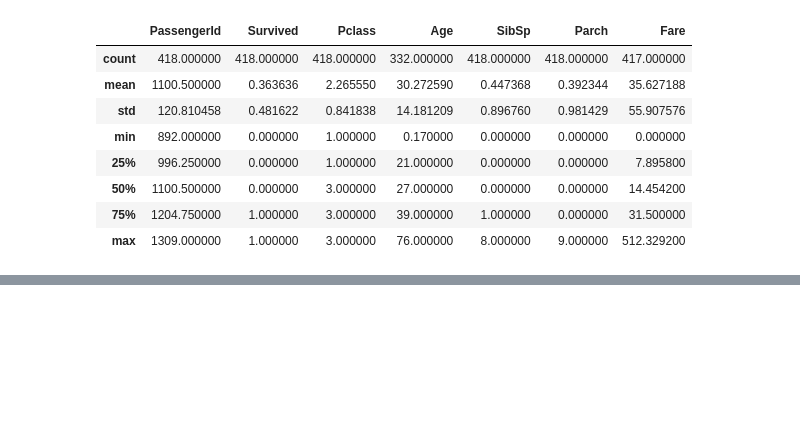
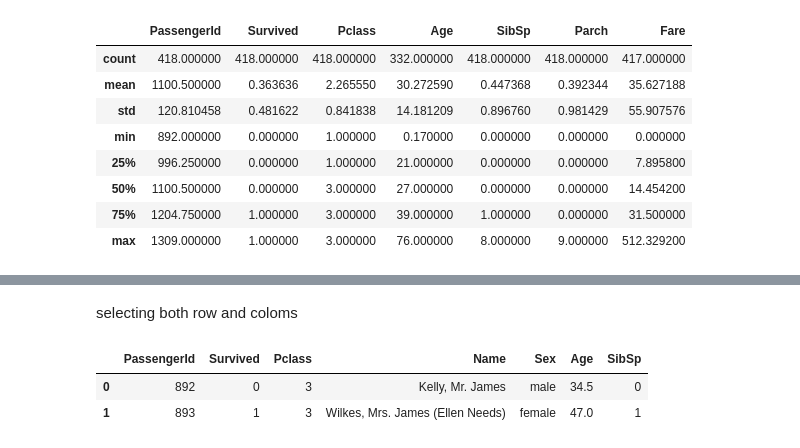
Before and after one commit to raaaj1903/Python-ML-Training, a Jupyter notebook: pandas/practicepanda.ipynb, the cells around one changed output, grey strips where cells are left out. Cells and saved outputs as stored; diff of their text form; code cells hidden in the pictures; blank space fills up the shorter version.

```diff
--- a/pandas/practicepanda.ipynb
+++ b/pandas/practicepanda.ipynb
@@ -215,0 +384,8 @@ titanic.describe()
+# %% [markdown]
+selecting both row and coloms
+# %%
+titanic.iloc[0:2,0:7]#row ,colom
+# %% [output]
+|  | PassengerId | Survived | Pclass | Name | Sex | Age | SibSp |
+| 0 | 892 | 0 | 3 | Kelly, Mr. James | male | 34.5 | 0 |
+| 1 | 893 | 1 | 3 | Wilkes, Mrs. James (Ellen Needs) | female | 47.0 | 1 |
```
Also changed, not shown: parts of 27 cells of this notebook.
